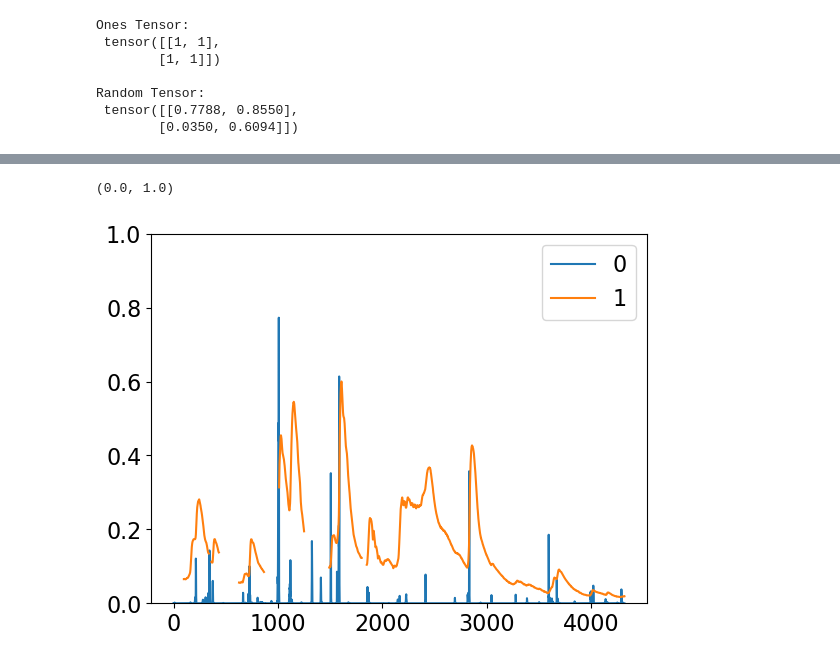
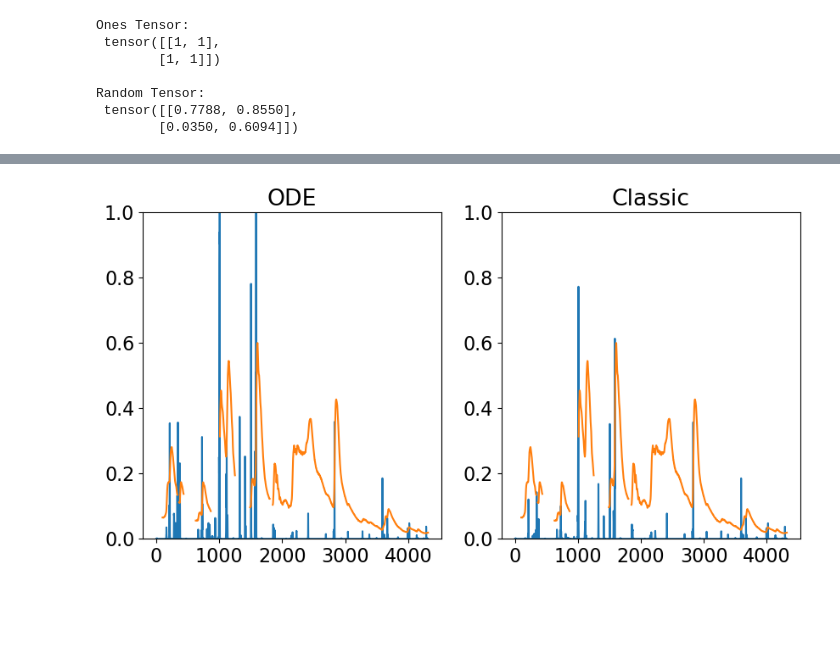
Before and after one commit to NWC-CUAHSI-Summer-Institute/cfe_py, a Jupyter notebook: tutorial_torch.ipynb, the cells around one changed output, grey strips where cells are left out. Drawn from its saved outputs; the diff is of its cells as text; code cells hidden in the pictures; blank space fills up the shorter version.

```diff
--- a/tutorial_torch.ipynb
+++ b/tutorial_torch.ipynb
@@ -64,10 +54,23 @@ Zeros Tensor:
 # %%
 import pandas as pd
 # %%
-testrun_numpy = pd.read_csv(r'.\output\testrun.csv', header=None)
+testrun_numpy_ode = pd.read_csv(r'.\output\testrun_numpy_ode.csv', header=None)
+testrun_numpy_classic = pd.read_csv(r'.\output\testrun_numpy_classic.csv', header=None)
-# %%
-line = testrun_numpy.plot()
-line.set_ylim([0, 1])
-# %% [output]
-(0.0, 1.0)
-[figure, removed]
+# %%
+import matplotlib.pyplot as plt
+
+fig, axes = plt.subplots(1, 2, figsize=(10, 5))
+
+# Plot 1
+line1 = axes[0].plot(testrun_numpy_ode)
+axes[0].set_ylim([0, 1])
+axes[0].set_title('ODE')
+
+# Plot 2
+line2 = axes[1].plot(testrun_numpy_classic)
+axes[1].set_ylim([0, 1])
+axes[1].set_title('Classic')
+
+plt.show()
+# %% [output]
+[figure, added]
```
Also changed, not shown: parts of 1 cell of this notebook, 5 other files.
